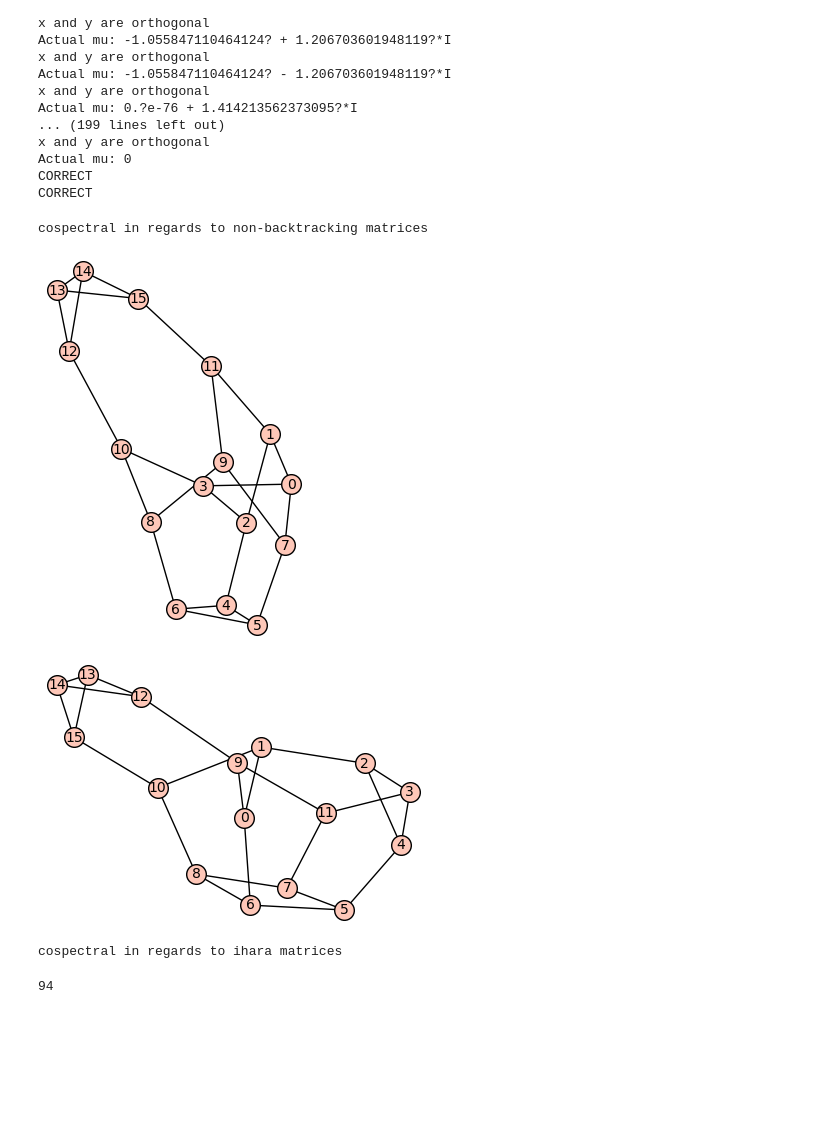
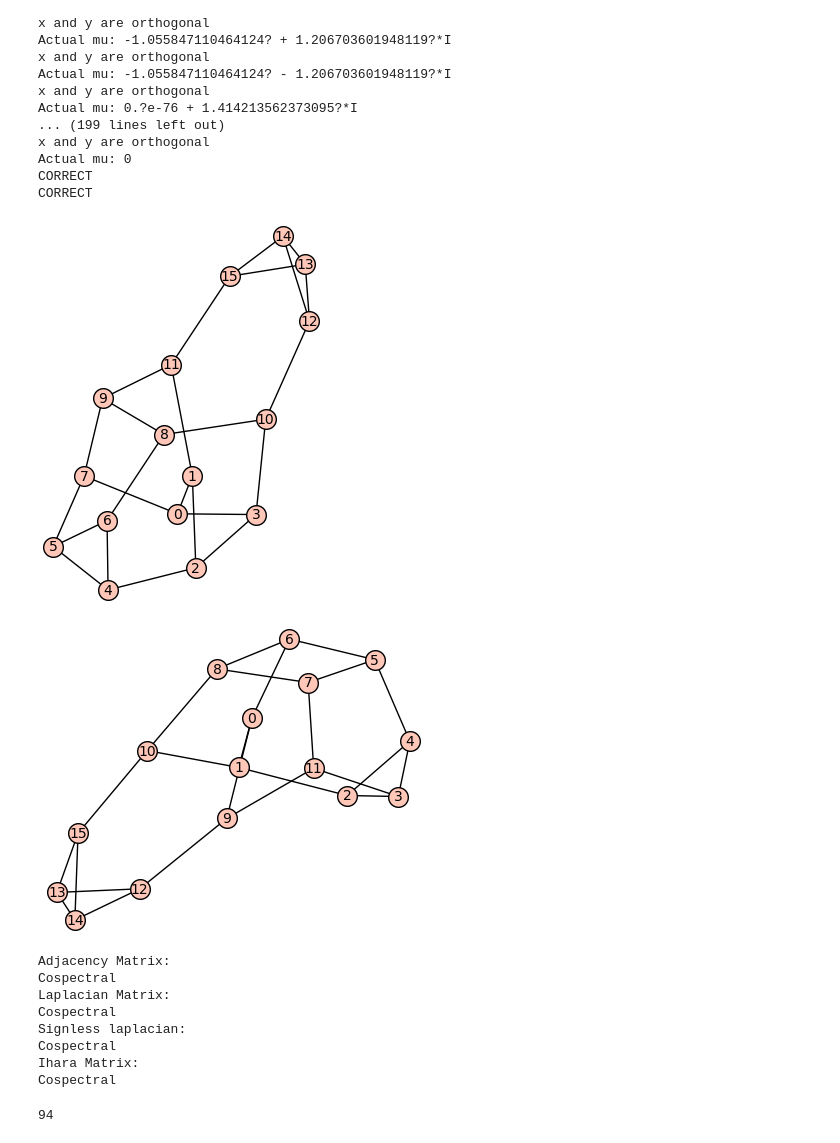
Before and after one commit to davizacheu/Spectral-Graph-Theory-Research, a Jupyter notebook: NB_Functions.ipynb, the cells around one changed output. Cells and saved outputs as stored; diff of their text form; code cells hidden in the pictures; blank space fills up the shorter version.

```diff
--- a/NB_Functions.ipynb
+++ b/NB_Functions.ipynb
@@ -60,3 +60,30 @@ def trans_prob_matrix_nb(G):
             else: L.append(0)
     P = matrix(vol(G), L)
     return P
+# %%
+# Creates the B matrix of a graph. The edges (u,v) are ordered according to order of u and v, in
+# that order of a prioritization
+def nonbacktracking_matrix(G):
+    # Create a directed graph
+    D_G = DiGraph(G)
+
+    # Get the edges of the graph
+    edges = D_G.edges()
+    print(edges)
+
+    # Create the nonbacktracking matrix
+    n = len(edges)
+    B= Matrix(n)
+
+    for i, edge1 in enumerate(edges):
+        for j, edge2 in enumerate(edges):
+            if edge1[1] == edge2[0] and edge1[0] != edge2[1]:
+                B[i, j] = 1
+    return B
+# %%
+g1 = Graph({0:[1,3], 2:[1,3]})
+g2 = Graph({0:[1,2], 2:[1,3]})
+show(g1)
+print(nonbacktracking_matrix(g1))
+show(g2)
+print(nonbacktracking_matrix(g2))
@@ -220,6 +268,9 @@ def are_cospectral(g1,g2):
         print("Cospectral")
     else:
         print("Not cospectral")
+
+    print("Nonbactracking: ")
+    if nonbacktracking_matrix(g1).eigenvalues() ==
 # %%
 def GM_switch(g1,g2,C):
     if g1.is_regular() != True:
@@ -601,16 +647,24 @@ CORRECT
 # %%
 #testing cospectral 3-regular graphs on 16 vertices
 
 g1 = {0:[1,3,7], 2:[3,1,4], 5:[4,6,7], 6:[4,8], 9:[8,7,11], 10:[3,8,12], 11:[1,15], 13:[12,14,15], 14:[12,15],}
 g2 = {0:[1,6,9], 2:[1,3,4], 3:[4,11], 5:[4,6,7], 8:[6,7,10], 9:[11,12], 10:[1,15], 11:[7], 13:[12,14,15], 14:[12,15]}
 g1 = Graph(g1)
 g2 = Graph(g2)
+show(g1)
+show(g2)
 are_cospectral(g1,g2)
 # %% [output]
-cospectral in regards to non-backtracking matrices
-[figure, old version]
+[figure, new version]
-[figure, old version]
+[figure, new version]
-cospectral in regards to ihara matrices
+Adjacency Matrix:
+Cospectral
+Laplacian Matrix:
+Cospectral
+Signless laplacian:
+Cospectral
+Ihara Matrix:
+Cospectral
 # %%
 #using cospectral_graphs() built in function to find cospectral graphs
 gen = graphs.nauty_geng("12 -d3 -D3")
```
Also changed, not shown: parts of 3 cells of this notebook.
